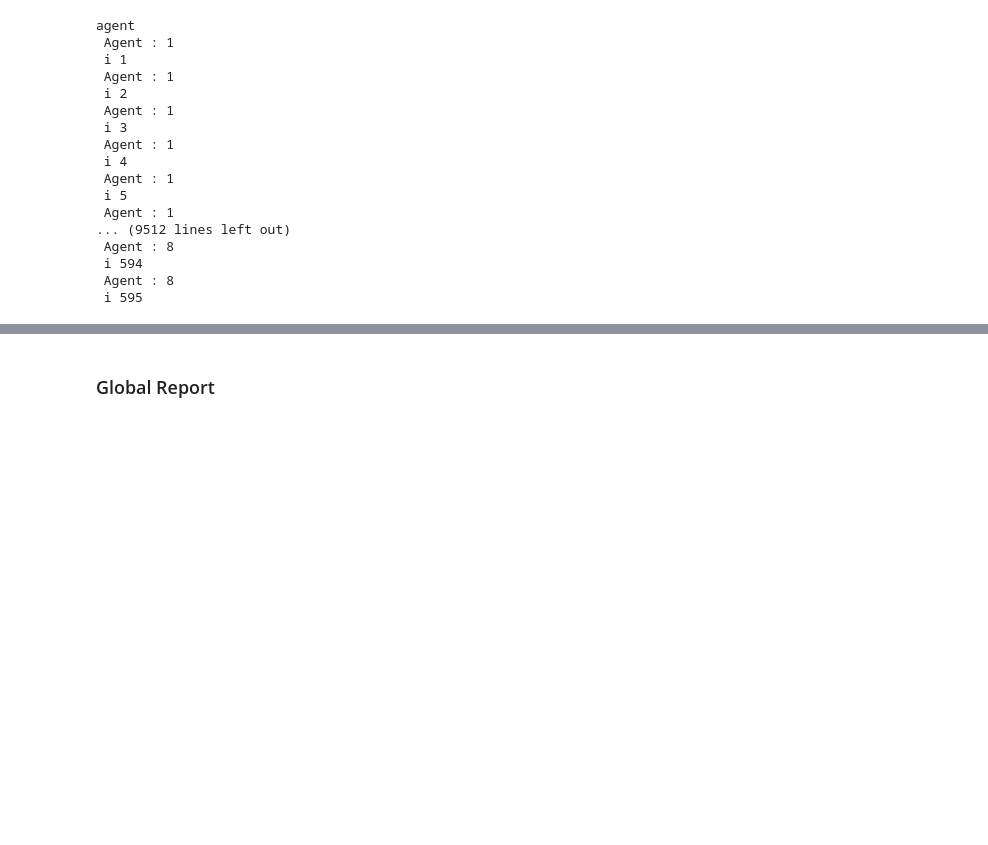
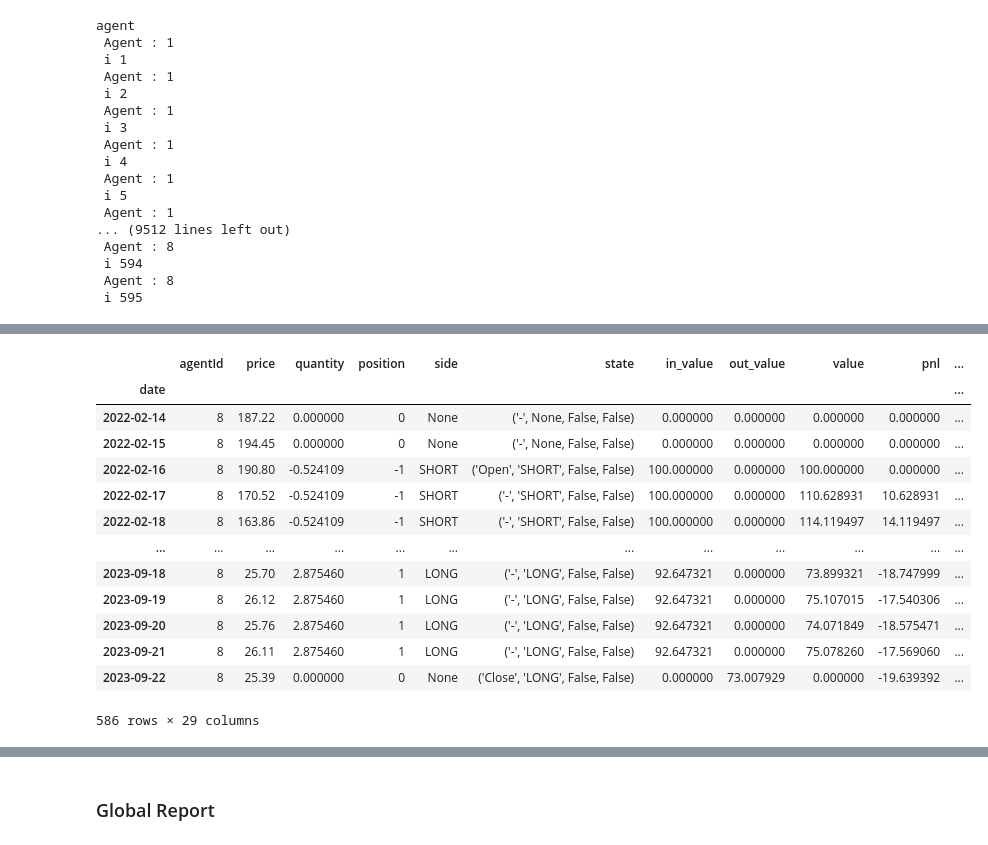
Before and after one commit to cedTrad/C-Syst, a Jupyter notebook: labs.ipynb, the cells around one changed output, grey strips where cells are left out. Cells and saved outputs as stored; diff of their text form; code cells hidden in the pictures; blank space fills up the shorter version.

```diff
--- a/labs.ipynb
+++ b/labs.ipynb
@@ -106,0 +92,6 @@ agent.mtng.tradeDataAgent.iloc[63:135]
+# %%
+import pandas as pd
+
+trades = agent.mtng.tradeDataAgent.copy()
+portfolios = agent.mtng.portfolioDataAgent.copy()
+portfolios
@@ -107,3 +113,20 @@ agent.mtng.tradeDataAgent.iloc[63:135]
+# %%
+pd.concat([trades, portfolios], axis=1)
+# %% [output]
+|  | agentId | price | quantity | position | side | state | in_value | out_value | value | pnl | ... |
+| date |  |  |  |  |  |  |  |  |  |  | ... |
+| 2022-02-14 | 8 | 187.22 | 0.000000 | 0 | None | ('-', None, False, False) | 0.000000 | 0.000000 | 0.000000 | 0.000000 | ... |
+| 2022-02-15 | 8 | 194.45 | 0.000000 | 0 | None | ('-', None, False, False) | 0.000000 | 0.000000 | 0.000000 | 0.000000 | ... |
+| 2022-02-16 | 8 | 190.80 | -0.524109 | -1 | SHORT | ('Open', 'SHORT', False, False) | 100.000000 | 0.000000 | 100.000000 | 0.000000 | ... |
+| 2022-02-17 | 8 | 170.52 | -0.524109 | -1 | SHORT | ('-', 'SHORT', False, False) | 100.000000 | 0.000000 | 110.628931 | 10.628931 | ... |
+| 2022-02-18 | 8 | 163.86 | -0.524109 | -1 | SHORT | ('-', 'SHORT', False, False) | 100.000000 | 0.000000 | 114.119497 | 14.119497 | ... |
+| ... | ... | ... | ... | ... | ... | ... | ... | ... | ... | ... | ... |
+| 2023-09-18 | 8 | 25.70 | 2.875460 | 1 | LONG | ('-', 'LONG', False, False) | 92.647321 | 0.000000 | 73.899321 | -18.747999 | ... |
+| 2023-09-19 | 8 | 26.12 | 2.875460 | 1 | LONG | ('-', 'LONG', False, False) | 92.647321 | 0.000000 | 75.107015 | -17.540306 | ... |
+| 2023-09-20 | 8 | 25.76 | 2.875460 | 1 | LONG | ('-', 'LONG', False, False) | 92.647321 | 0.000000 | 74.071849 | -18.575471 | ... |
+| 2023-09-21 | 8 | 26.11 | 2.875460 | 1 | LONG | ('-', 'LONG', False, False) | 92.647321 | 0.000000 | 75.078260 | -17.569060 | ... |
+| 2023-09-22 | 8 | 25.39 | 0.000000 | 0 | None | ('Close', 'LONG', False, False) | 0.000000 | 73.007929 | 0.000000 | -19.639392 | ... |
+586 rows × 29 columns
 # %%
 agent.mtng.tradeDataAgent[agent.mtng.tradeDataAgent["agentId"] == 8][["price", "pnl", "pnl_pct", "value", "rets", "ret_price", "cum_price"]].tail(55)
 # %%
```
Also changed, not shown: parts of 5 cells of this notebook, 5 other files.
